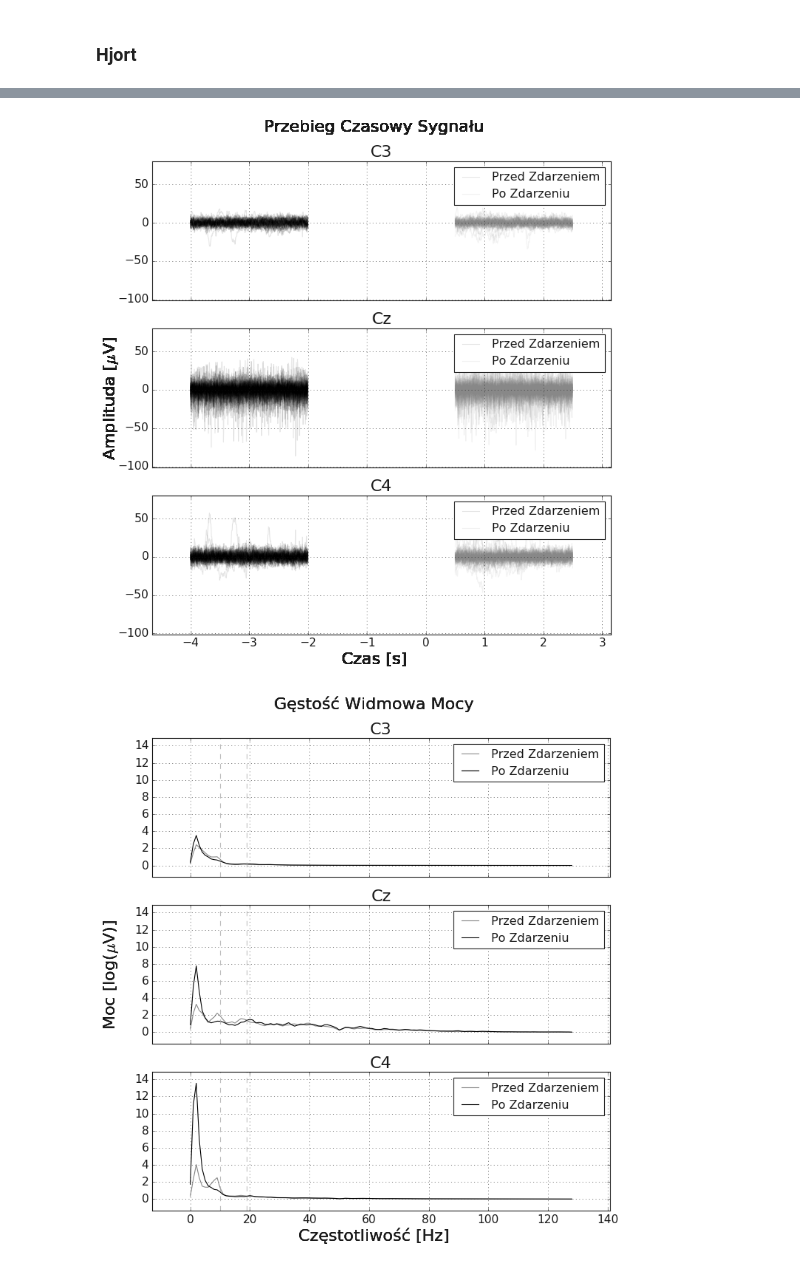
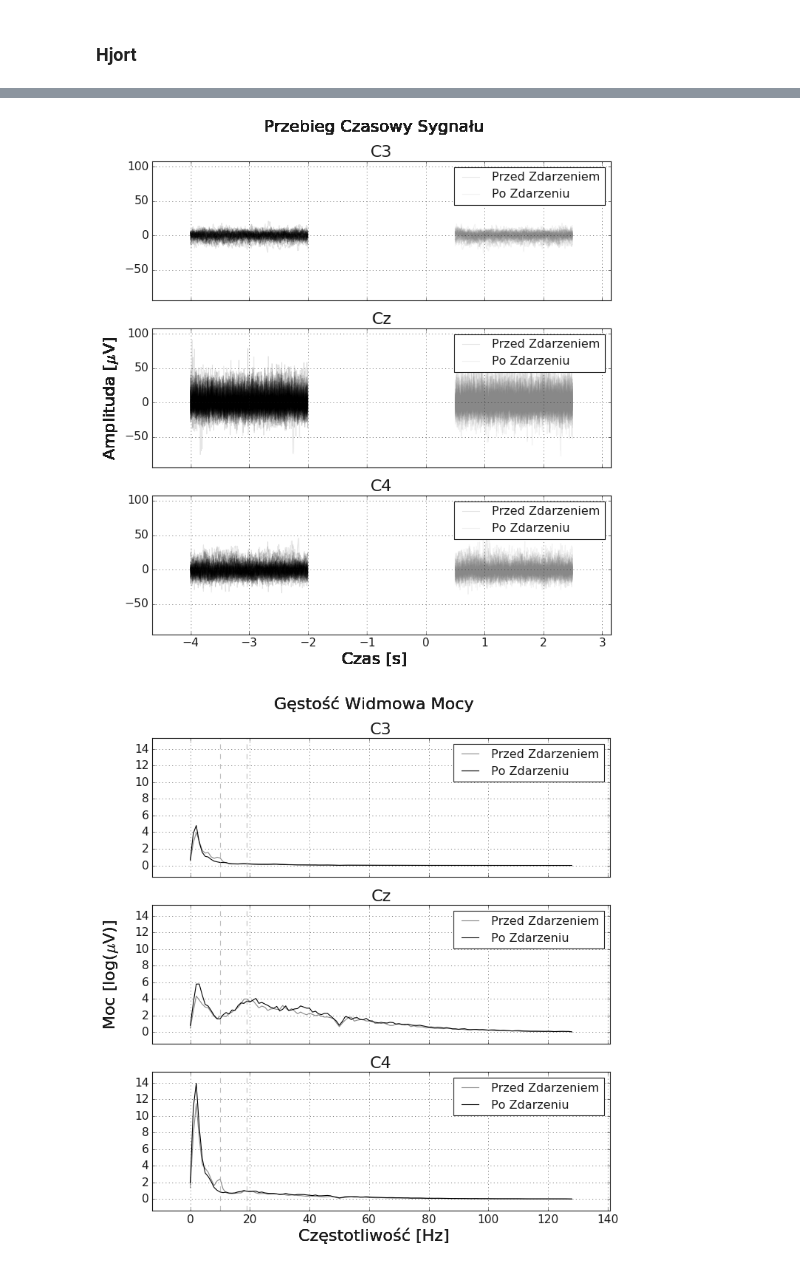
Before and after one commit to PPierzc/PracowniaEEG, a Jupyter notebook: ERD_S.ipynb, the cells around one changed output, grey strips where cells are left out. Saved outputs shown, nothing was run; the diff lists cells and outputs as text; code cells hidden in the pictures.

```diff
--- a/ERD_S.ipynb
+++ b/ERD_S.ipynb
@@ -359,7 +363,8 @@ class HjortPlugin(saffy.PluginManager):
 
 saffy.SignalManager.register_plugin(HjortPlugin)
 # %%
-RAW_EEG = saffy.SignalManager(generator=saffy.generators.svarog(f"{data_path}Copy of maks"))
+# RAW_EEG = saffy.SignalManager(generator=saffy.generators.svarog(f"{data_path}Copy of maks"))
+RAW_EEG = saffy.SignalManager(saffy.generators.svarog(f"{data_path}/ola_erds_2"))
 
 EEG = RAW_EEG.copy('eeg')
 
@@ -379,5 +384,5 @@ EEG.extract_channels(['C3', 'C4', 'Cz'])
 
 # EEG.remove_channels(['trig'])
 
-find_beta_mu_procedure(EEG)
+find_beta_mu_procedure(EEG, style='paper')
 # %% [output]
@@ -385,5 +390,5 @@ find_beta_mu_procedure(EEG)
-[figure, old version]
+[figure, new version]
-[figure, old version]
+[figure, new version]
 # %%
 EEG = RAW_EEG.copy('eeg')
 
```
Also changed, not shown: parts of 7 cells of this notebook.
